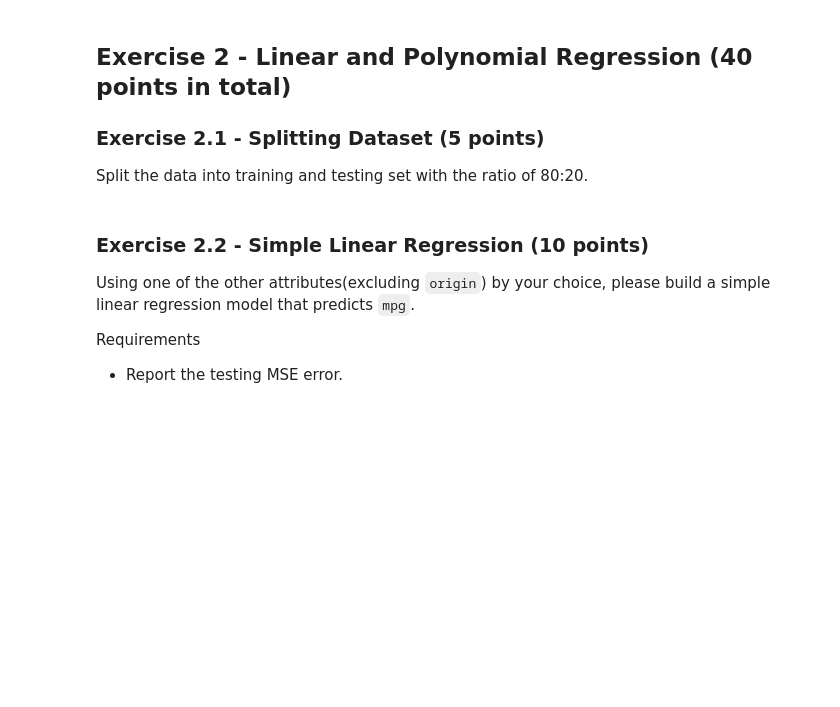
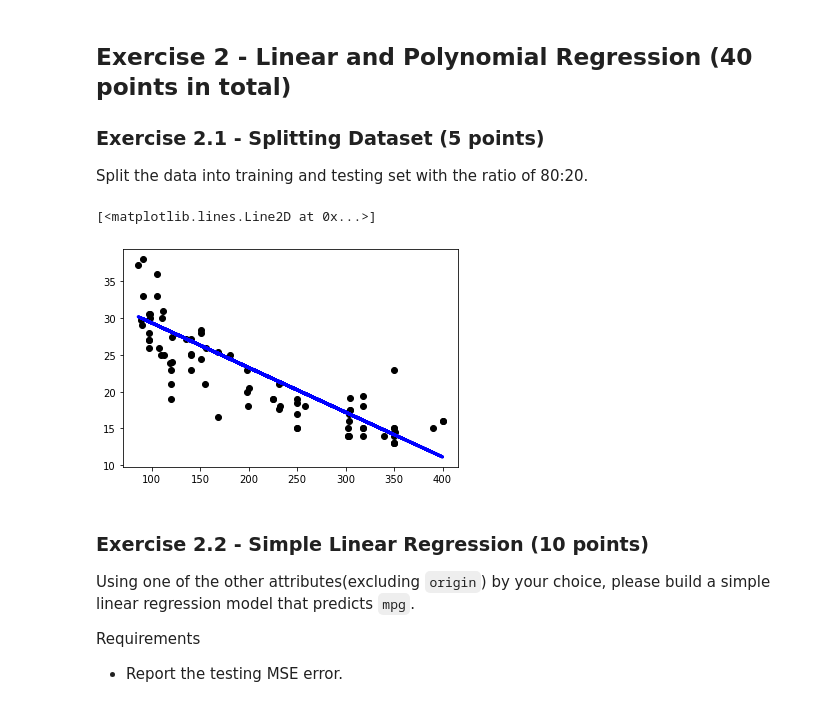
Before and after one commit to cwdaggs/ecs171, a Jupyter notebook: HW1/HW1.ipynb, the cells around one changed output. Saved outputs shown, nothing was run; the diff lists cells and outputs as text; code cells hidden in the pictures; blank space fills up the shorter version.

```diff
--- a/HW1/HW1.ipynb
+++ b/HW1/HW1.ipynb
@@ -111,6 +93,26 @@ sns.pairplot(auto_mpg);
 
 ### Exercise 2.1 - Splitting Dataset (5 points)
 Split the data into training and testing set with the ratio of 80:20.
+# %%
+from sklearn.model_selection import train_test_split
+
+train, test = train_test_split(auto_mpg, test_size=0.2, random_state=50)
+
+x_train, x_test = train['displacement'], test['displacement']
+y_train, y_test = train['mpg'], test['mpg']
+
+from sklearn import datasets, linear_model
+from sklearn.metrics import mean_squared_error, r2_score
+
+regr = linear_model.LinearRegression()
+
+regr.fit(x_train.values.reshape(-1,1), y_train)
+y_pred = regr.predict(x_test.values.reshape(-1,1))
+plt.scatter(x_test, y_test,  color='black')
+plt.plot(x_test, y_pred, color='blue', linewidth=3)
+# %% [output]
+[<matplotlib.lines.Line2D at 0x...>]
+[figure, added]
 # %% [markdown]
 ### Exercise 2.2 - Simple Linear Regression (10 points)
 Using one of the other attributes(excluding ``origin``) by your choice, please build a simple linear regression model that predicts ``mpg``. <br >
```
Also changed, not shown: parts of 8 cells of this notebook.
